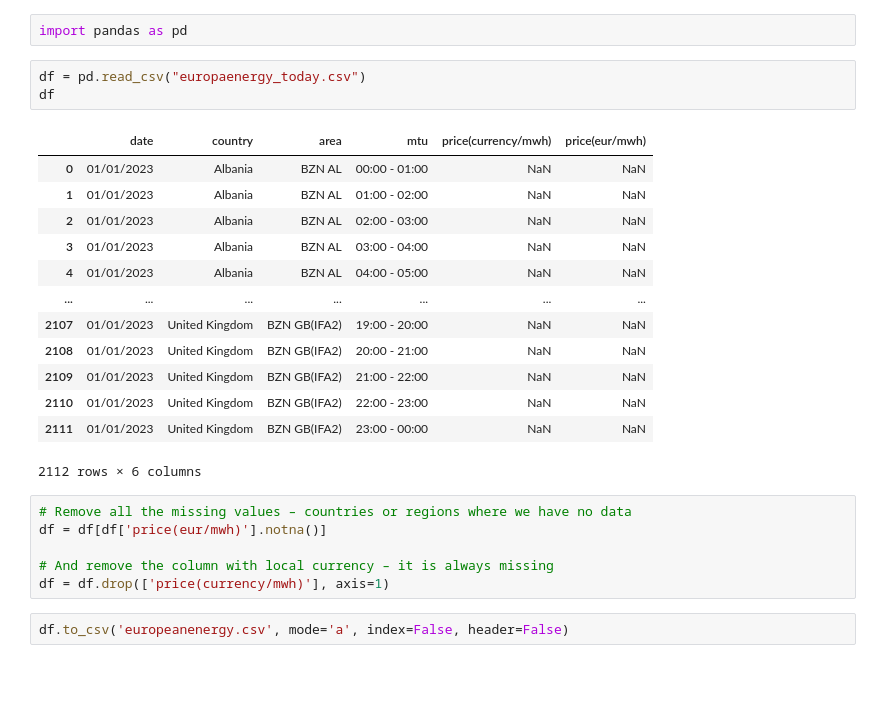
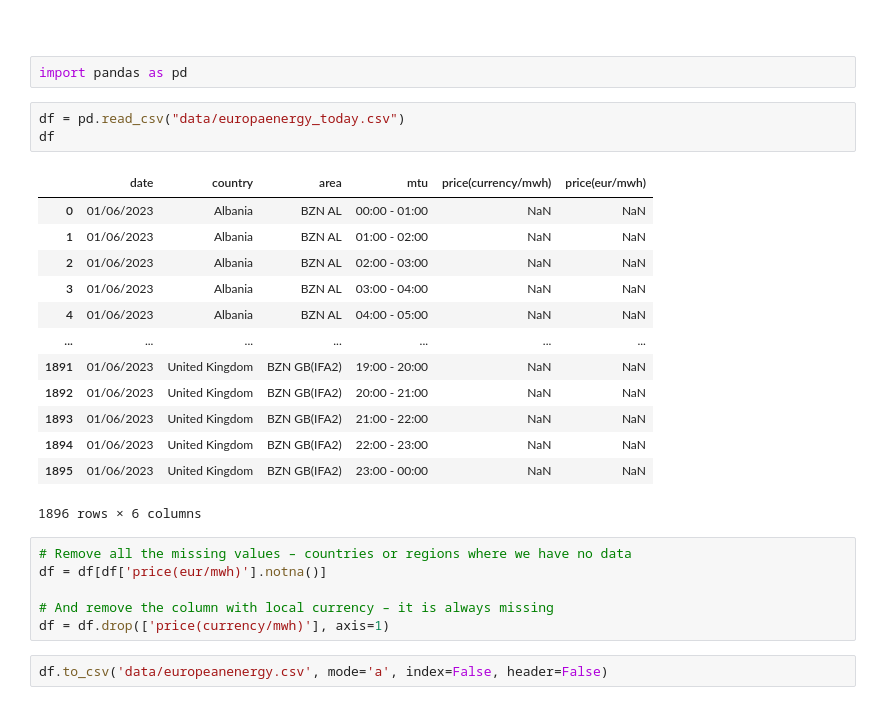
Before and after one commit to laurabejder/european_energy_prices, a Jupyter notebook: 2_several_days.ipynb, the cells around one changed output. Drawn from its saved outputs; the diff is of its cells as text; blank space fills up the shorter version.

Commit message:
added data

```diff
--- a/2_several_days.ipynb
+++ b/2_several_days.ipynb
@@ -1,22 +1,24 @@
+# %% [markdown]
+#
 # %%
 import pandas as pd
 # %%
-df = pd.read_csv("europaenergy_today.csv")
+df = pd.read_csv("data/europaenergy_today.csv")
 df
 # %% [output]
 |  | date | country | area | mtu | price(currency/mwh) | price(eur/mwh) |
-| 0 | 01/01/2023 | Albania | BZN AL | 00:00 - 01:00 | NaN | NaN |
-| 1 | 01/01/2023 | Albania | BZN AL | 01:00 - 02:00 | NaN | NaN |
-| 2 | 01/01/2023 | Albania | BZN AL | 02:00 - 03:00 | NaN | NaN |
-| 3 | 01/01/2023 | Albania | BZN AL | 03:00 - 04:00 | NaN | NaN |
-| 4 | 01/01/2023 | Albania | BZN AL | 04:00 - 05:00 | NaN | NaN |
+| 0 | 01/06/2023 | Albania | BZN AL | 00:00 - 01:00 | NaN | NaN |
+| 1 | 01/06/2023 | Albania | BZN AL | 01:00 - 02:00 | NaN | NaN |
+| 2 | 01/06/2023 | Albania | BZN AL | 02:00 - 03:00 | NaN | NaN |
+| 3 | 01/06/2023 | Albania | BZN AL | 03:00 - 04:00 | NaN | NaN |
+| 4 | 01/06/2023 | Albania | BZN AL | 04:00 - 05:00 | NaN | NaN |
 | ... | ... | ... | ... | ... | ... | ... |
-| 2107 | 01/01/2023 | United Kingdom | BZN GB(IFA2) | 19:00 - 20:00 | NaN | NaN |
-| 2108 | 01/01/2023 | United Kingdom | BZN GB(IFA2) | 20:00 - 21:00 | NaN | NaN |
-| 2109 | 01/01/2023 | United Kingdom | BZN GB(IFA2) | 21:00 - 22:00 | NaN | NaN |
-| 2110 | 01/01/2023 | United Kingdom | BZN GB(IFA2) | 22:00 - 23:00 | NaN | NaN |
-| 2111 | 01/01/2023 | United Kingdom | BZN GB(IFA2) | 23:00 - 00:00 | NaN | NaN |
+| 1891 | 01/06/2023 | United Kingdom | BZN GB(IFA2) | 19:00 - 20:00 | NaN | NaN |
+| 1892 | 01/06/2023 | United Kingdom | BZN GB(IFA2) | 20:00 - 21:00 | NaN | NaN |
+| 1893 | 01/06/2023 | United Kingdom | BZN GB(IFA2) | 21:00 - 22:00 | NaN | NaN |
+| 1894 | 01/06/2023 | United Kingdom | BZN GB(IFA2) | 22:00 - 23:00 | NaN | NaN |
+| 1895 | 01/06/2023 | United Kingdom | BZN GB(IFA2) | 23:00 - 00:00 | NaN | NaN |
-2112 rows × 6 columns
+1896 rows × 6 columns
 # %%
 # Remove all the missing values – countries or regions where we have no data
 df = df[df['price(eur/mwh)'].notna()]
@@ -24,4 +26,4 @@ df = df[df['price(eur/mwh)'].notna()]
 # And remove the column with local currency – it is always missing
 df = df.drop(['price(currency/mwh)'], axis=1)
 # %%
-df.to_csv('europeanenergy.csv', mode='a', index=False, header=False)
+df.to_csv('data/europeanenergy.csv', mode='a', index=False, header=False)
```
Also changed, not shown: 8 other files.
